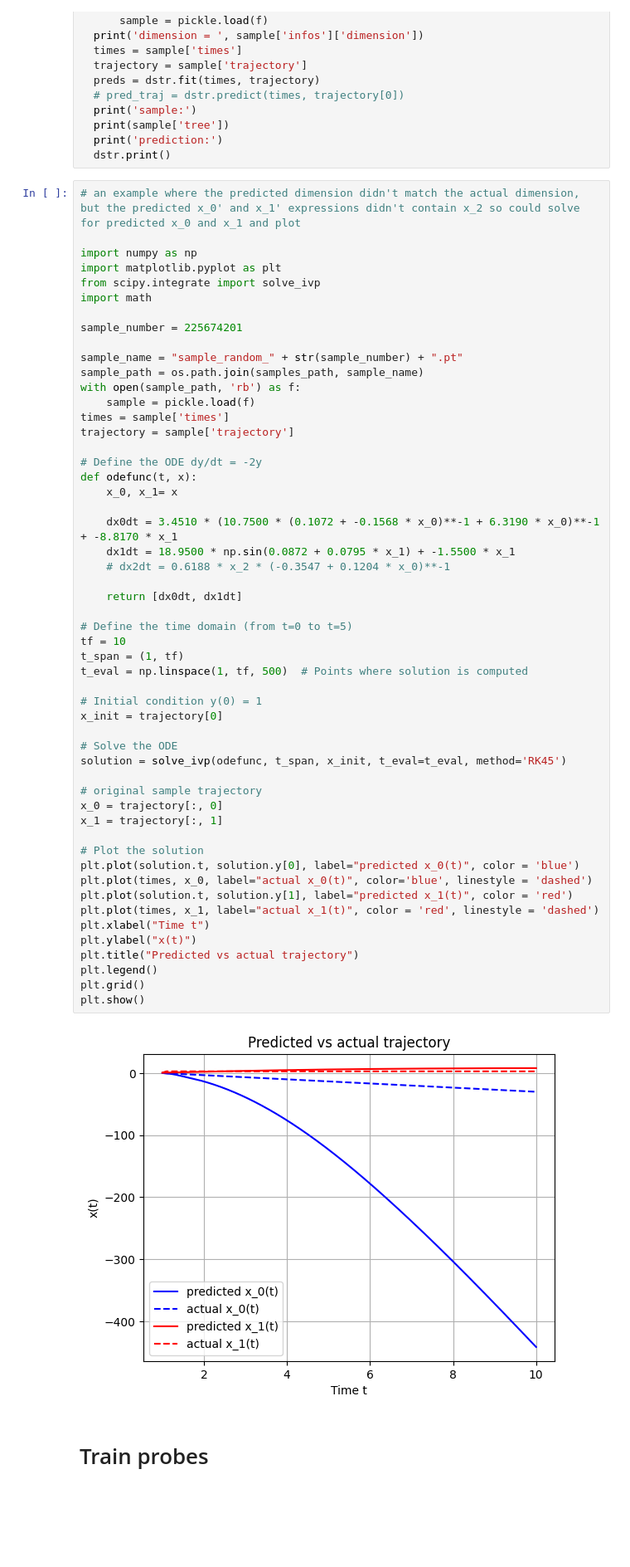
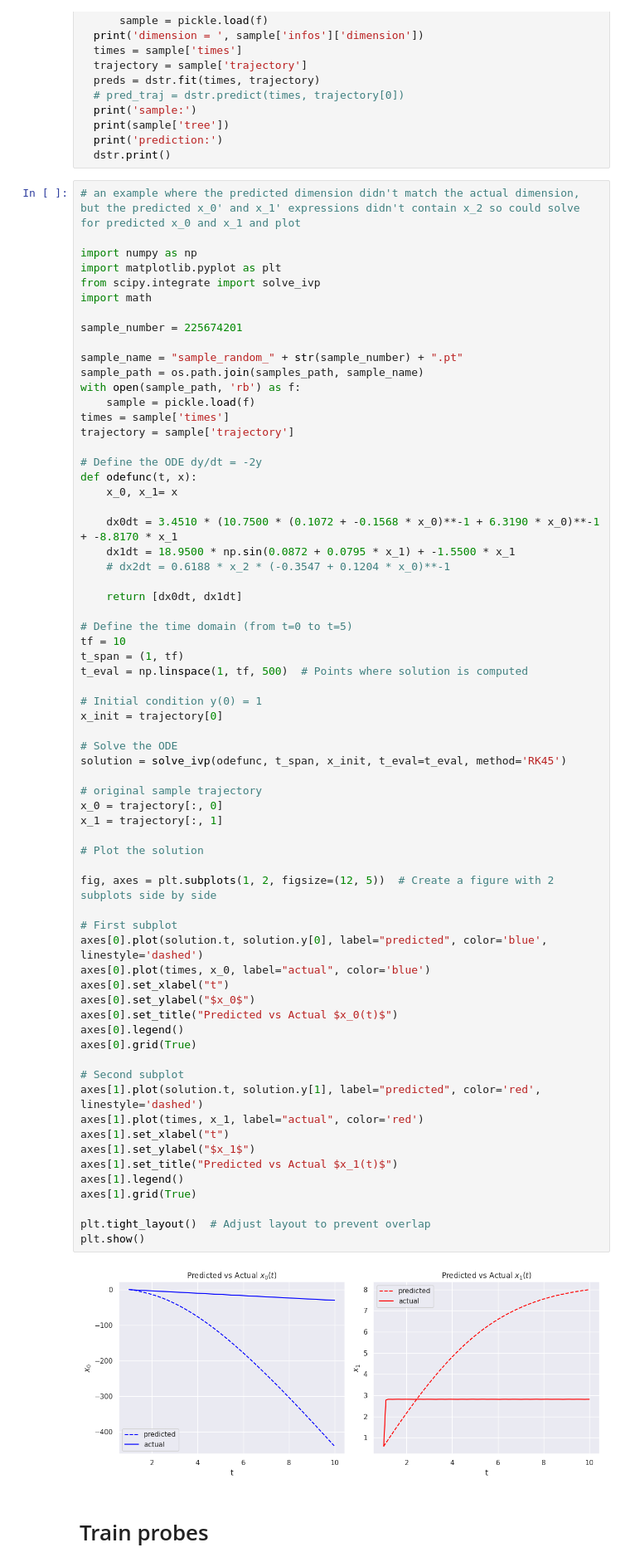
Before and after one commit to ayoakin/MIVLDE, a Jupyter notebook: subteams/LLMProbing/notebooks/dimensions.ipynb, the cells around one changed output. Shown: that part at 83% size. Saved outputs shown, nothing was run; the diff lists cells and outputs as text; blank space fills up the shorter version.

```diff
--- a/subteams/LLMProbing/notebooks/dimensions.ipynb
+++ b/subteams/LLMProbing/notebooks/dimensions.ipynb
@@ -281,43 +281,56 @@ times = sample['times']
 trajectory = sample['trajectory']
 
 # Define the ODE dy/dt = -2y
 def odefunc(t, x):
     x_0, x_1= x
 
     dx0dt = 3.4510 * (10.7500 * (0.1072 + -0.1568 * x_0)**-1 + 6.3190 * x_0)**-1 + -8.8170 * x_1
     dx1dt = 18.9500 * np.sin(0.0872 + 0.0795 * x_1) + -1.5500 * x_1
     # dx2dt = 0.6188 * x_2 * (-0.3547 + 0.1204 * x_0)**-1
 
     return [dx0dt, dx1dt]
 
 # Define the time domain (from t=0 to t=5)
 tf = 10
 t_span = (1, tf)
 t_eval = np.linspace(1, tf, 500)  # Points where solution is computed
 
 # Initial condition y(0) = 1
 x_init = trajectory[0]
 
 # Solve the ODE
 solution = solve_ivp(odefunc, t_span, x_init, t_eval=t_eval, method='RK45')
 
 # original sample trajectory
 x_0 = trajectory[:, 0]
 x_1 = trajectory[:, 1]
 
 # Plot the solution
-plt.plot(solution.t, solution.y[0], label="predicted x_0(t)", color = 'blue')
-plt.plot(times, x_0, label="actual x_0(t)", color='blue', linestyle = 'dashed')
-plt.plot(solution.t, solution.y[1], label="predicted x_1(t)", color = 'red')
-plt.plot(times, x_1, label="actual x_1(t)", color = 'red', linestyle = 'dashed')
-plt.xlabel("Time t")
-plt.ylabel("x(t)")
-plt.title("Predicted vs actual trajectory")
-plt.legend()
-plt.grid()
+
+fig, axes = plt.subplots(1, 2, figsize=(12, 5))  # Create a figure with 2 subplots side by side
+
+# First subplot
+axes[0].plot(solution.t, solution.y[0], label="predicted", color='blue', linestyle='dashed')
+axes[0].plot(times, x_0, label="actual", color='blue')
+axes[0].set_xlabel("t")
+axes[0].set_ylabel("$x_0$")
+axes[0].set_title("Predicted vs Actual $x_0(t)$")
+axes[0].legend()
+axes[0].grid(True)
+
+# Second subplot
+axes[1].plot(solution.t, solution.y[1], label="predicted", color='red', linestyle='dashed')
+axes[1].plot(times, x_1, label="actual", color='red')
+axes[1].set_xlabel("t")
+axes[1].set_ylabel("$x_1$")
+axes[1].set_title("Predicted vs Actual $x_1(t)$")
+axes[1].legend()
+axes[1].grid(True)
+
+plt.tight_layout()  # Adjust layout to prevent overlap
 plt.show()
 # %% [output]
-[figure, old version]
+[figure, new version]
 # %% [markdown]
 # Train probes
 # %%
```
Also changed, not shown: parts of 1 cell of this notebook.
